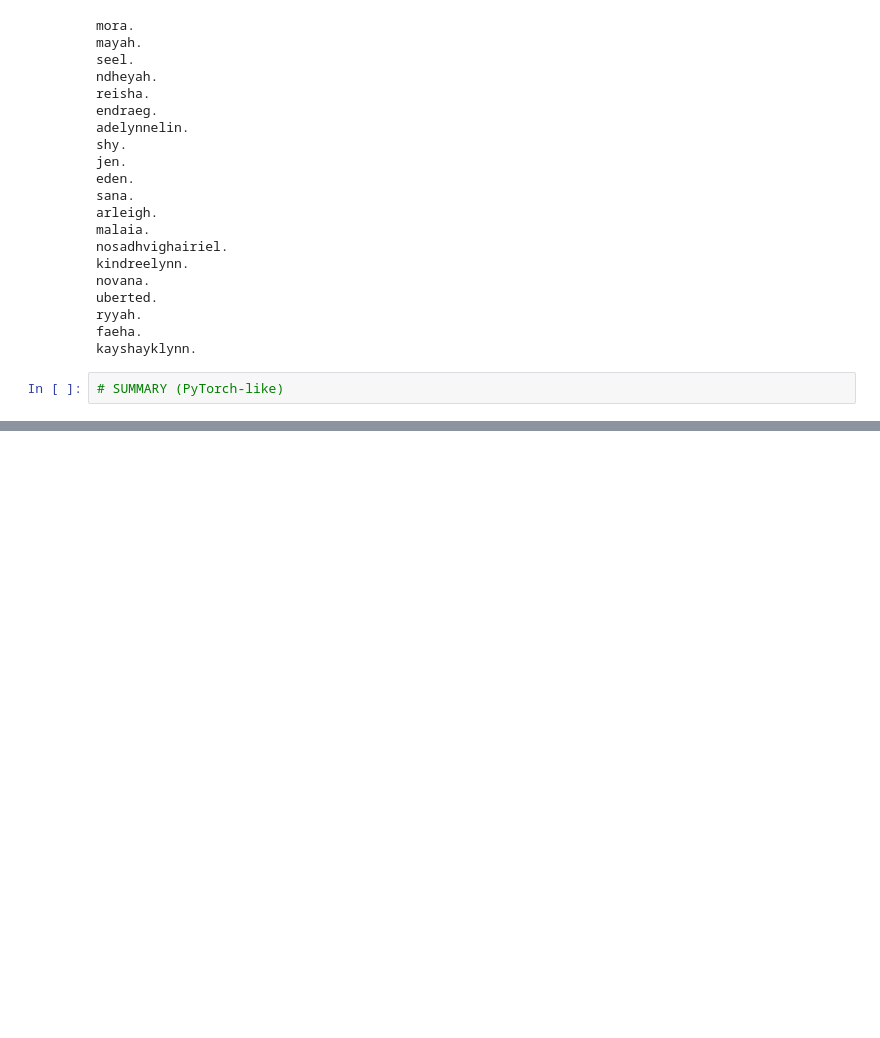
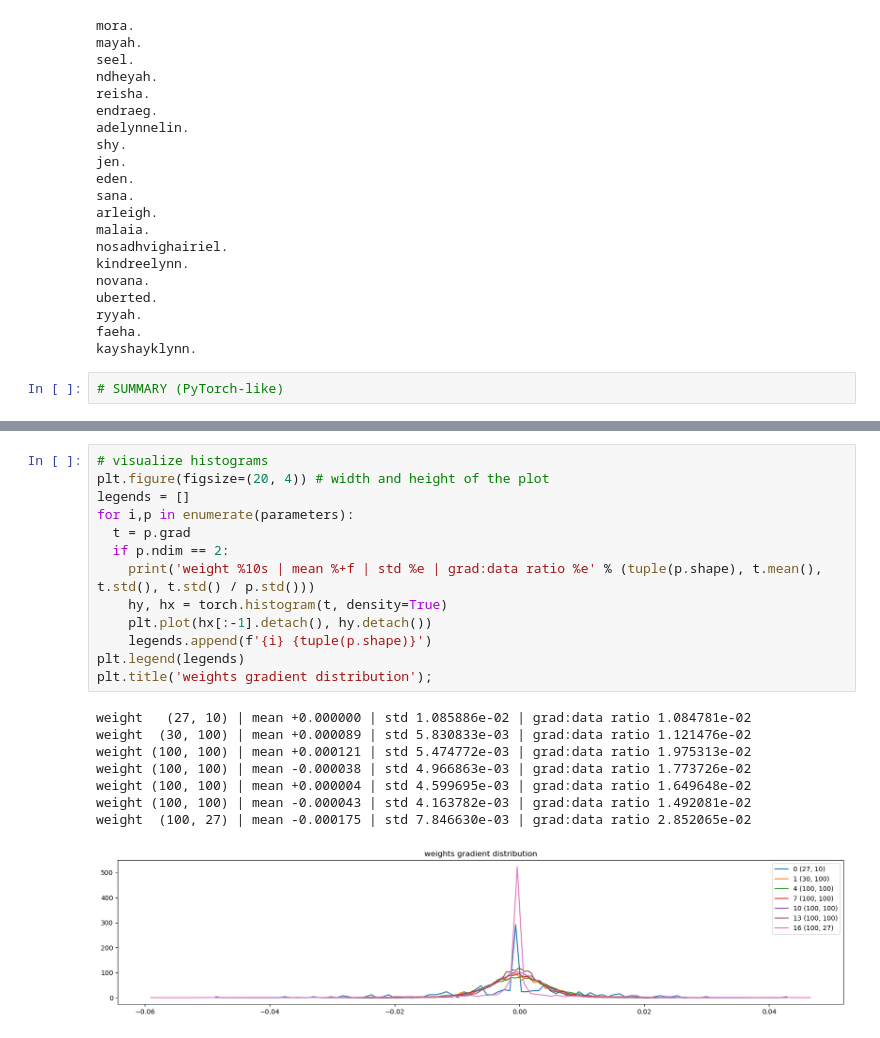
Before and after one commit to Alparslan-Tamer/makemore, a Jupyter notebook: 03-build-makemore-mlp2.ipynb, the cells around one changed output, grey strips where cells are left out. Saved outputs shown, nothing was run; the diff lists cells and outputs as text; blank space fills up the shorter version.

```diff
--- a/03-build-makemore-mlp2.ipynb
+++ b/03-build-makemore-mlp2.ipynb
@@ -335,0 +422,22 @@ for p in parameters:
+# %%
+# visualize histograms
+plt.figure(figsize=(20, 4)) # width and height of the plot
+legends = []
+for i,p in enumerate(parameters):
+  t = p.grad
+  if p.ndim == 2:
+    print('weight %10s | mean %+f | std %e | grad:data ratio %e' % (tuple(p.shape), t.mean(), t.std(), t.std() / p.std()))
+    hy, hx = torch.histogram(t, density=True)
+    plt.plot(hx[:-1].detach(), hy.detach())
+    legends.append(f'{i} {tuple(p.shape)}')
+plt.legend(legends)
+plt.title('weights gradient distribution');
+# %% [output]
+weight   (27, 10) | mean +0.000000 | std 1.085886e-02 | grad:data ratio 1.084781e-02
+weight  (30, 100) | mean +0.000089 | std 5.830833e-03 | grad:data ratio 1.121476e-02
+weight (100, 100) | mean +0.000121 | std 5.474772e-03 | grad:data ratio 1.975313e-02
+weight (100, 100) | mean -0.000038 | std 4.966863e-03 | grad:data ratio 1.773726e-02
+weight (100, 100) | mean +0.000004 | std 4.599695e-03 | grad:data ratio 1.649648e-02
+weight (100, 100) | mean -0.000043 | std 4.163782e-03 | grad:data ratio 1.492081e-02
+weight  (100, 27) | mean -0.000175 | std 7.846630e-03 | grad:data ratio 2.852065e-02
+[figure, added]
```
Also changed, not shown: parts of 5 cells of this notebook.
